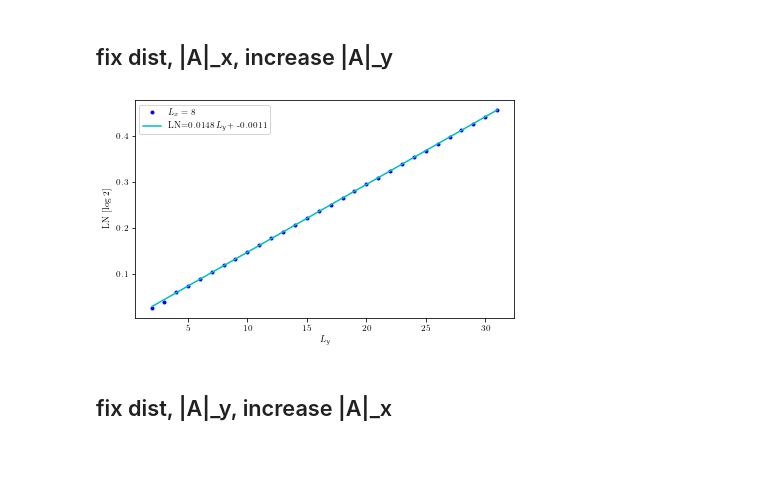
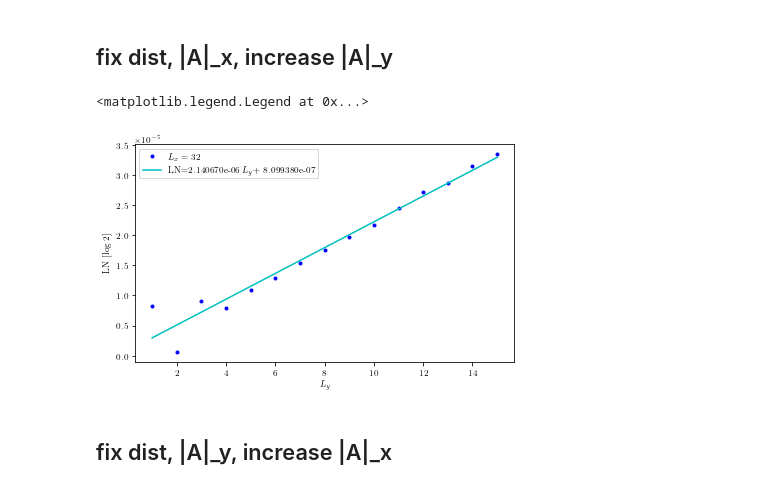
Before and after one commit to hainingpan/SPT, a Jupyter notebook: test_Chern_insulator.ipynb, the cells around one changed output. Saved outputs shown, nothing was run; the diff lists cells and outputs as text; code cells hidden in the pictures; blank space fills up the shorter version.

```diff
--- a/test_Chern_insulator.ipynb
+++ b/test_Chern_insulator.ipynb
@@ -40,8 +40,8 @@ class Params:
             Delta=1,
             t=1,
             m=1,
-            bcx=1,
-            bcy=-1,
+            bcx=-1,
+            bcy=1,
             T=0,
             dxmax=16,
             dymax=16,
@@ -378,6 +378,14 @@ class Params:
                                  [1,0,0,0],
                                  [0,0,0,-1],
                                  [0,0,1,0]])
+            # if s=='e+':
+            #     antidiag=[-1,-1,1,1]
+            #     blkmat=np.diag(antidiag)
+            #     blkmat=np.fliplr(blkmat)
+            # if s=='e-':
+            #     antidiag=[1,1,-1,-1]
+            #     blkmat=np.diag(antidiag)
+            #     blkmat=np.fliplr(blkmat)
             proj=np.zeros((8,8))
             proj[:4,:4]=blkmat
             proj[4:,4:]=blkmat.T
@@ -436,7 +444,7 @@ class Params:
             self.s_history = [s]
             self.i_history = [ix[0]]
 
-    def measure_all_Born(self, proj_range,prob=None,linear=False,type='onsite'):
+    def measure_all_Born(self, proj_range,prob=None,linear=False,type='onsite',pool=4):
         if not linear:
             if type=='onsite':
                 proj_range = self.linearize_index(proj_range, 4, proj=True)
@@ -446,7 +454,8 @@ class Params:
         # print(proj_range)
         self.P_0_list = []
         self.f_parity= []
-        self.covariance_matrix()
+        if not hasattr(self, 'C_m'):
+            self.covariance_matrix()
         if type=='onsite':
             for i in proj_range:
                 if prob is None:
@@ -467,12 +476,21 @@ class Params:
                 Gamma=self.C_m_history[-1][i:i+4,i:i+4]
                 P={}
                 gamma1234=-Gamma[0,1]*Gamma[2,3]+Gamma[0,2]*Gamma[1,3]-Gamma[0,3]*Gamma[1,2]
-                P['o+']=(1+Gamma[1,2]-Gamma[0,3]+gamma1234)/4
-                P['o-']=(1-Gamma[1,2]+Gamma[0,3]+gamma1234)/4
-                P['e+']=(1+Gamma[0,1]+Gamma[2,3]-gamma1234)/4
-                P['e-']=(1-Gamma[0,1]-Gamma[2,3]-gamma1234)/4
+                if prob is None:
+                    P['o+']=(1+Gamma[1,2]-Gamma[0,3]+gamma1234)/4
+                    P['o-']=(1-Gamma[1,2]+Gamma[0,3]+gamma1234)/4
+                    P['e+']=(1+Gamma[0,1]+Gamma[2,3]-gamma1234)/4
+                    P['e-']=(1-Gamma[0,1]-Gamma[2,3]-gamma1234)/4
+                else:
+                    P['o+'],P['o-'],P['e+'],P['e-']=tuple(prob)
+                #ignore symmetry
+                # P['e+']=(1+Gamma[1,2]+Gamma[0,3]-gamma1234)/4
+                # P['e-']=(1-Gamma[1,2]-Gamma[0,3]-gamma1234)/4
                 # print((P.values()))
-                s=np.random.choice(['o+','o-','e+','e-'],p=[P['o+'],P['o-'],P['e+'],P['e-']])
+                if pool==4:
+                    s=np.random.choice(['o+','o-','e+','e-'],p=[P['o+'],P['o-'],P['e+'],P['e-']])
+                elif pool==2:
+                    s=np.random.choice(['o+','o-'],p=[P['o+']/(P['o+']+P['o-']),P['o-']/(P['o+']+P['o-'])])
                 self.measure(s,[i,i+1,i+2,i+3],type='link')
             return self
 
@@ -1625,23 +2096,24 @@ LN_scaling_list={}
 # %%
 LN_Ay={}
 # %%
-Ly_list=np.arange(2,32)
-Lx=8
+Ly_list=np.arange(1,16)
+Lx=32
 LN_Ay=[Params(m=1,Lx=Lx,Ly=Ly).log_neg([np.arange(Lx//4),np.arange(Ly)],[np.arange(Lx//4)+Lx//2,np.arange(Ly)]) for Ly in Ly_list]
 # %%
 fig,ax=plt.subplots()
 ax.plot(Ly_list,LN_Ay/np.log(2),'.',label=r'$L_x={:d}$'.format(Lx),color='b')
 ax.set_xlabel(r'$L_y$')
 ax.set_ylabel(r'LN [log 2]')
 lr=scipy.stats.linregress(Ly_list,LN_Ay/np.log(2))
 xfit=Ly_list[[0,-1]]
-ax.plot(xfit,lr.slope*xfit+lr.intercept,'c',label=r'LN={:.4f}~$L_y$+ {:.4f}'.format(lr.slope,lr.intercept))
+ax.plot(xfit,lr.slope*xfit+lr.intercept,'c',label=r'LN={:e}~$L_y$+ {:e}'.format(lr.slope,lr.intercept))
 
 ax.legend()
 
-fig.savefig('//mnt/d/kitp/Rp_SPT/8/LN_Ay.pdf',bbox_inches='tight')
+# fig.savefig('//mnt/d/kitp/Rp_SPT/8/LN_Ay.pdf',bbox_inches='tight')
 # %% [output]
+<matplotlib.legend.Legend at 0x...>
-[figure, old version]
+[figure, new version]
 # %% [markdown]
 ## fix dist, |A|_y, increase |A|_x
 # %%
```
Also changed, not shown: parts of 54 cells of this notebook, 1 other file.
